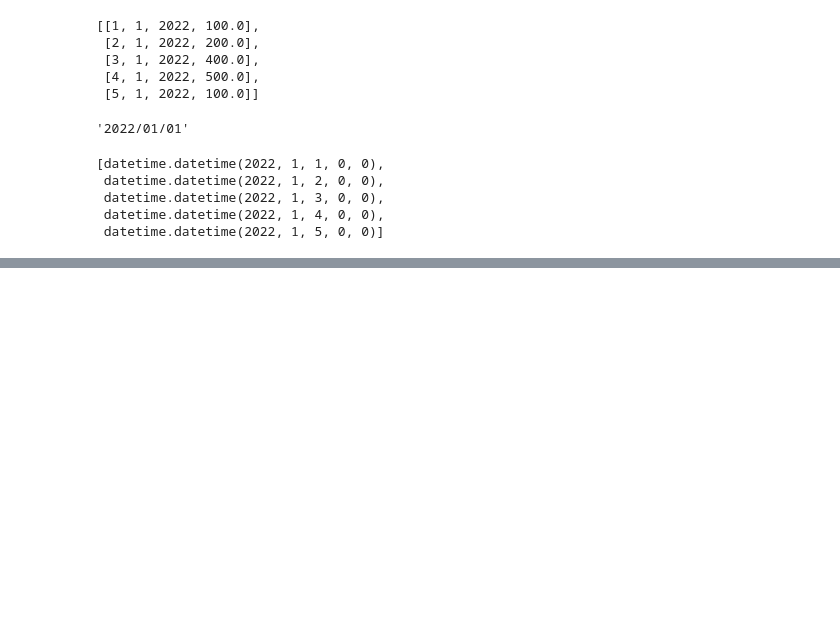
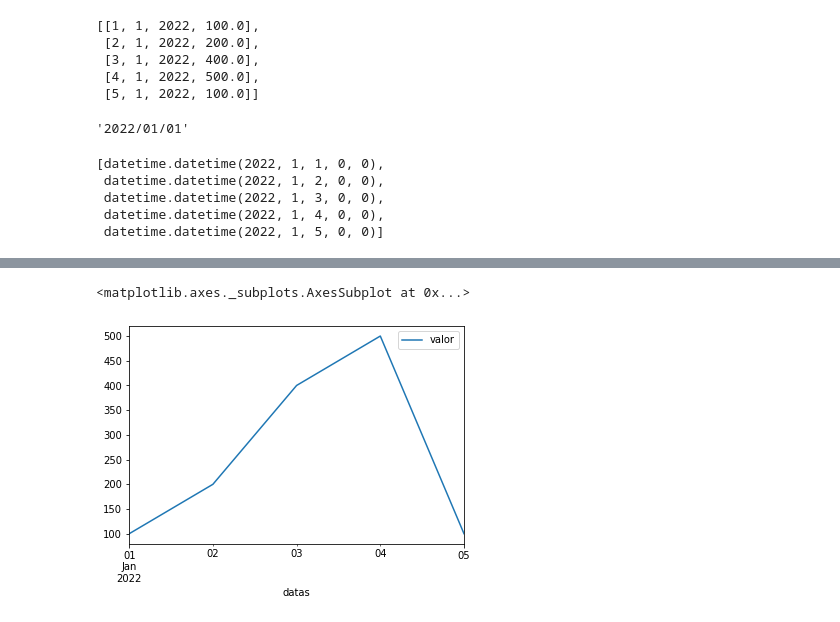
Before and after one commit to minovsor/workshop_python_hge, a Jupyter notebook: intro_python.ipynb, the cells around one changed output, grey strips where cells are left out. Cells and saved outputs as stored; diff of their text form; code cells hidden in the pictures; blank space fills up the shorter version.

```diff
--- a/intro_python.ipynb
+++ b/intro_python.ipynb
@@ -214,0 +234,9 @@ df = pd.read_csv('teste.txt',sep=' ',)
+# %%
+# monta datetimes
+df['datas'] = df.apply(lambda row: datetime(int(row.ano),int(row.mes),int(row.dia)),axis=1)
+
+# plotagem
+df.plot(x='datas',y='valor')
+# %% [output]
+<matplotlib.axes._subplots.AxesSubplot at 0x...>
+[figure, added]
```
Also changed, not shown: parts of 4 cells of this notebook.
